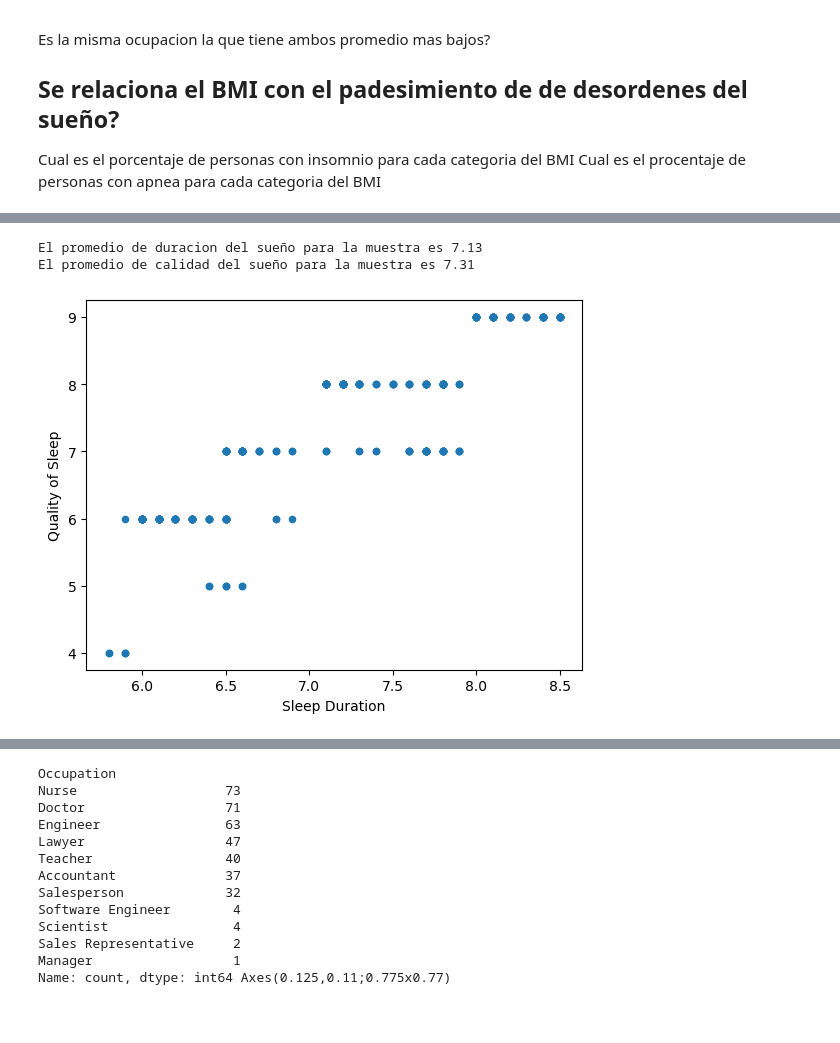
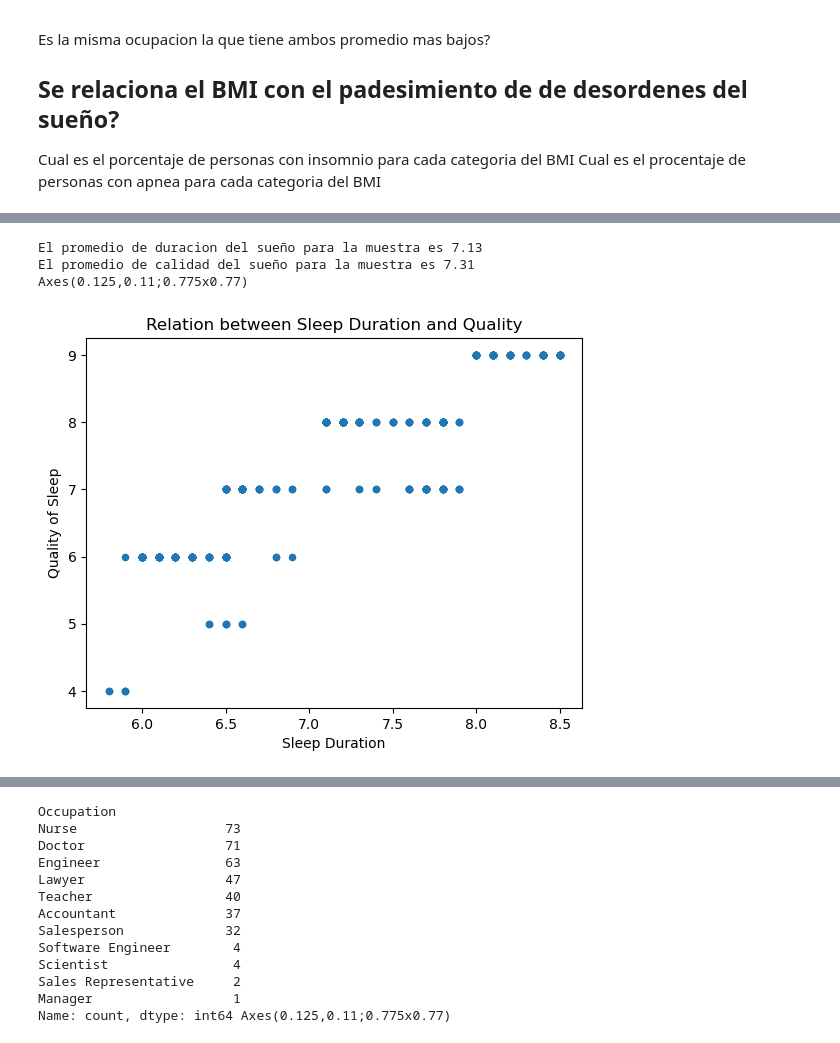
Before and after one commit to CesarNav/sleep, a Jupyter notebook: sleep_health.ipynb, the cells around one changed output, grey strips where cells are left out. Saved outputs shown, nothing was run; the diff lists cells and outputs as text; code cells hidden in the pictures; blank space fills up the shorter version.

```diff
--- a/sleep_health.ipynb
+++ b/sleep_health.ipynb
@@ -39,0 +90,2 @@ import matplotlib.pyplot as plt
+# %%
+sleep_dt = sleep_dt.fillna("None")
@@ -40,22 +144,29 @@ import matplotlib.pyplot as plt
 # %%
-# Importacion del archivo
-file = "sleep_health_data.csv"
-sleep_dt = pd.read_csv(file)
 
-# Promedio de la duración y calidad del sueño
+# Calculate the mean sleep duration
 duration_mean = round(sleep_dt["Sleep Duration"].mean(), 2)
 print("El promedio de duracion del sueño para la muestra es", duration_mean)
 
+# Calculate the mean sleep quality
 quality_mean = round(sleep_dt["Quality of Sleep"].mean(), 2)
 print("El promedio de calidad del sueño para la muestra es", quality_mean)
 
-# Relación entre la duración del sueño y la calidad
+# Get the sleep duration and quality data
+sleep_duration = sleep_dt["Sleep Duration"]
+sleep_quality = sleep_dt["Quality of Sleep"]
 
-quality_duration_sleep = sleep_dt.plot(kind="scatter",
+# Plot the relationship between sleep duration and quality
+sleep_dur_qua_relation = sleep_dt.plot(kind="scatter",
                                        x="Sleep Duration",
                                        y="Quality of Sleep",
-                                       )
+                                       title="Relation between Sleep Duration and Quality")
+
+print(sleep_dur_qua_relation)
+
+# Save the plot as an image
+plt.savefig("sleep_dur_qua_relation.png")
 # %% [output]
 El promedio de duracion del sueño para la muestra es 7.13
 El promedio de calidad del sueño para la muestra es 7.31
+Axes(0.125,0.11;0.775x0.77)
-[figure, old version]
+[figure, new version]
```
Also changed, not shown: parts of 17 cells of this notebook, 8 other files.
